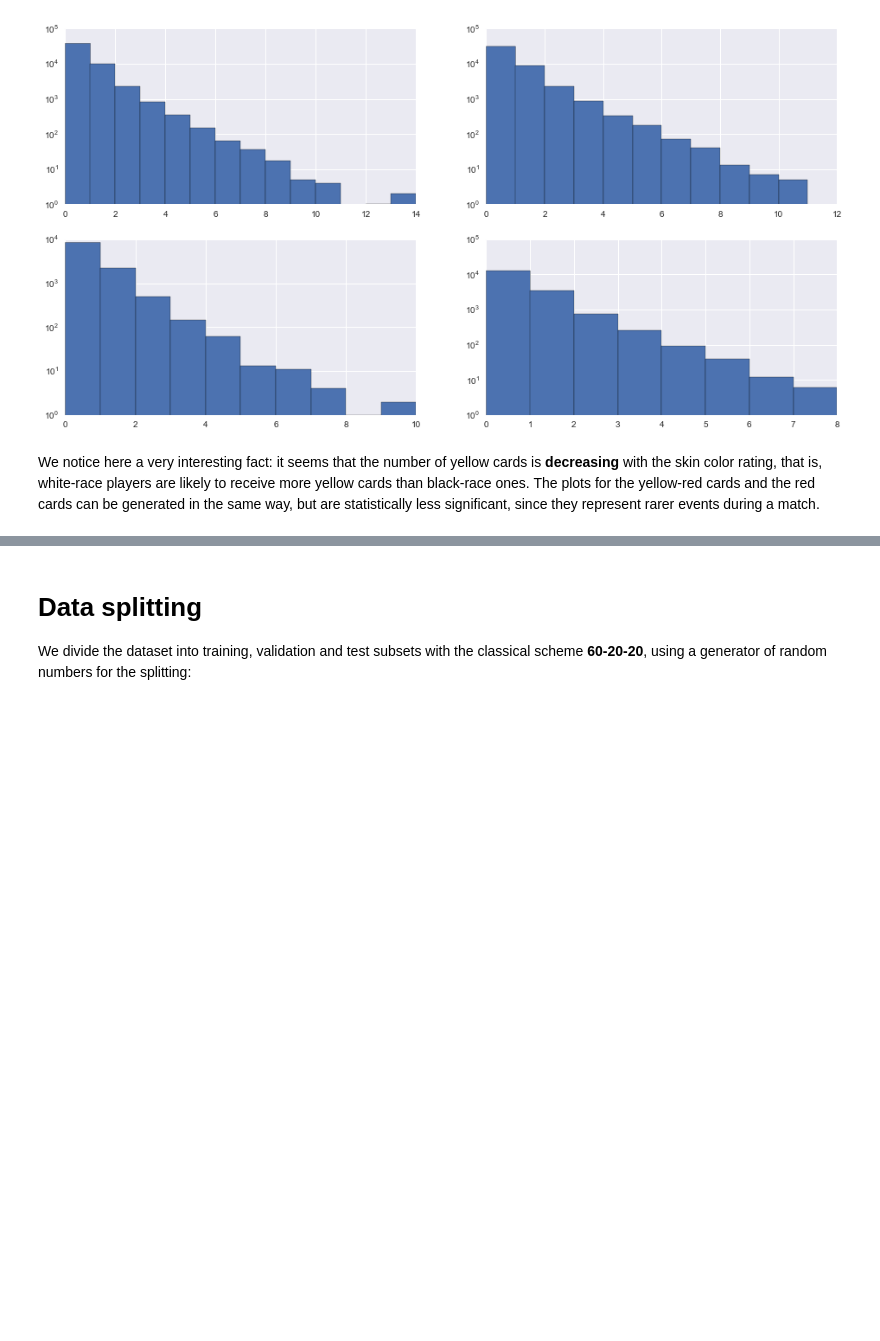
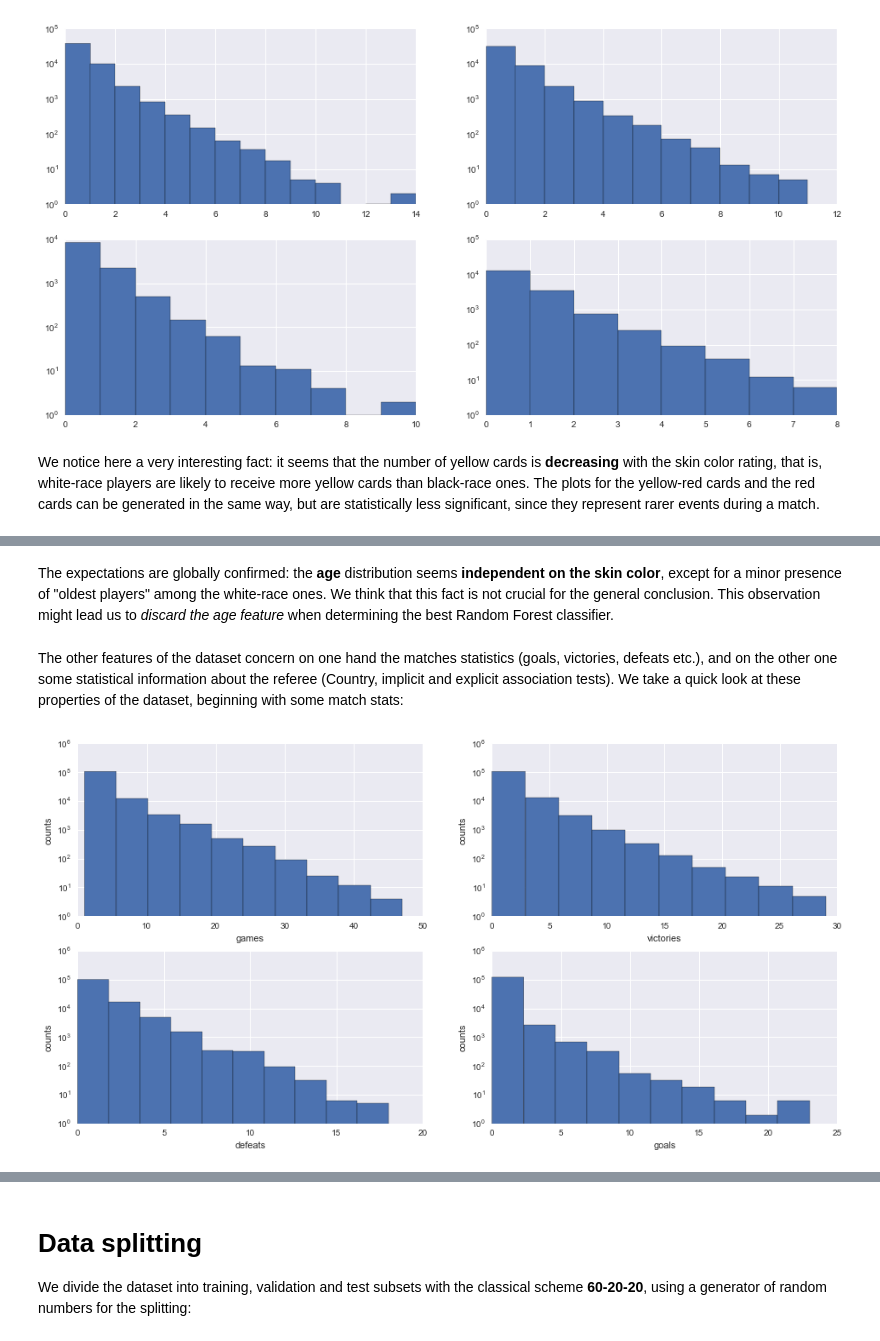
Before and after one commit to Bondzio/ADA_hw2016, a Jupyter notebook: 04 - Applied ML/AppliedML.ipynb, the cells around one changed output, grey strips where cells are left out. Cells and saved outputs as stored; diff of their text form; code cells hidden in the pictures; blank space fills up the shorter version.

```diff
--- a/04 - Applied ML/AppliedML.ipynb
+++ b/04 - Applied ML/AppliedML.ipynb
@@ -219,0 +289,32 @@ We notice here a very interesting fact: it seems that the number of yellow cards
+# %% [markdown]
+The expectations are globally confirmed: the **age** distribution seems **independent on the skin color**, except for a minor presence of "oldest players" among the white-race ones. We think that this fact is not crucial for the general conclusion. This observation might lead us to *discard the age feature* when determining the best Random Forest classifier.
+# %% [markdown]
+The other features of the dataset concern on one hand the matches statistics (goals, victories, defeats etc.), and on the other one some statistical information about the referee (Country, implicit and explicit association tests). We take a quick look at these properties of the dataset, beginning with some match stats:
+# %%
+plt.subplot(2,2,1)
+plt.hist(data.games)
+plt.gca().set_xlabel('games')
+plt.gca().set_ylabel('counts')
+plt.gca().set_yscale('log')
+
+plt.subplot(2,2,2)
+plt.hist(data.victories)
+plt.gca().set_xlabel('victories')
+plt.gca().set_ylabel('counts')
+plt.gca().set_yscale('log')
+
+plt.subplot(2,2,3)
+plt.hist(data.defeats)
+plt.gca().set_xlabel('defeats')
+plt.gca().set_ylabel('counts')
+plt.gca().set_yscale('log')
+
+plt.subplot(2,2,4)
+plt.hist(data.goals)
+plt.gca().set_xlabel('goals')
+plt.gca().set_ylabel('counts')
+plt.gca().set_yscale('log')
+
+plt.gcf().set_size_inches(16,8)
+# %% [output]
+[figure, added]
```
Also changed, not shown: parts of 50 cells of this notebook.
